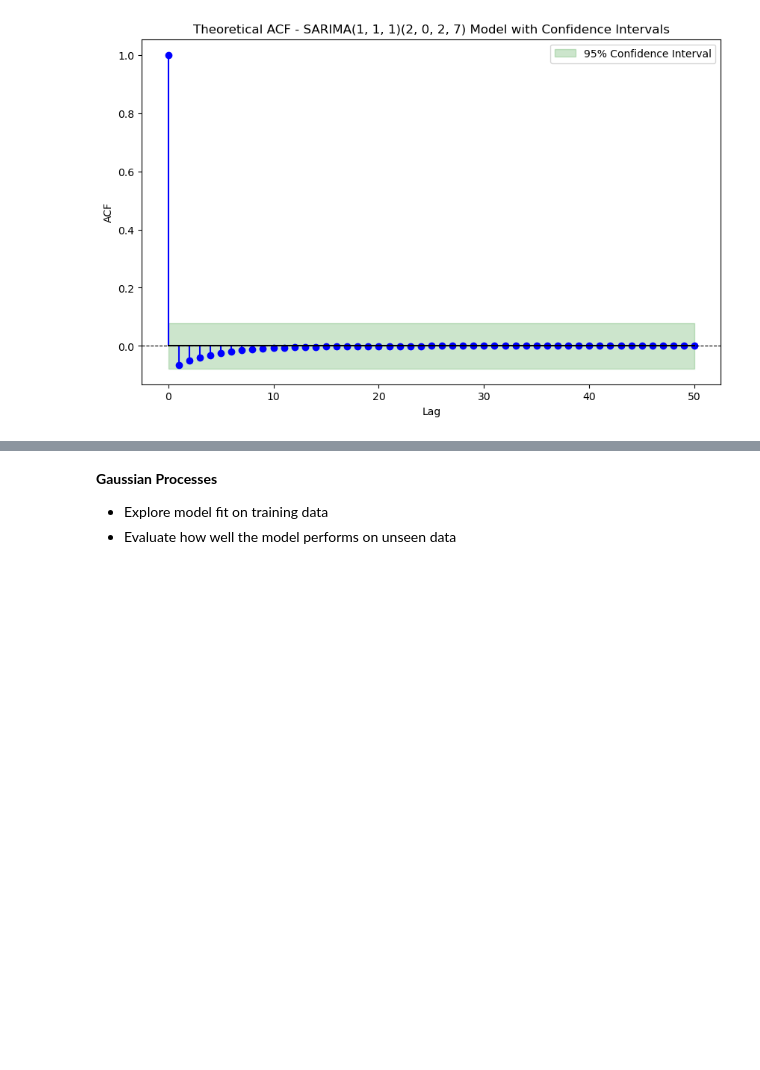
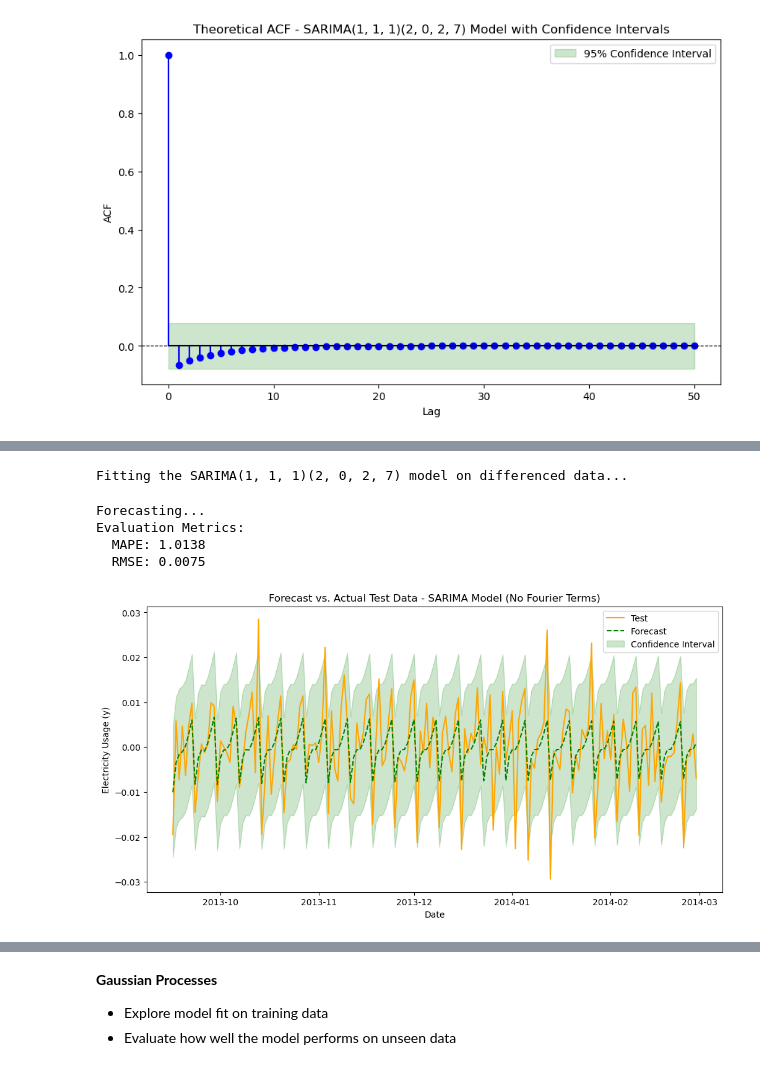
Before and after one commit to chowfi/electricity_demand_forecasting, a Jupyter notebook: notebooks/models.ipynb, the cells around one changed output, grey strips where cells are left out. Cells and saved outputs as stored; diff of their text form; code cells hidden in the pictures; blank space fills up the shorter version.

```diff
--- a/notebooks/models.ipynb
+++ b/notebooks/models.ipynb
@@ -991,0 +995,46 @@ Evaluation Metrics:
+# %%
+#mini-ablaation of differenced data w/wo fourier terms
+#conclusion: fourier terms not making a difference here!
+
+print("Fitting the SARIMA(1, 1, 1)(2, 0, 2, 7) model on differenced data...")
+endog = train_data_daily_differenced['y']
+
+model = SARIMAX(
+    endog=endog,
+    order=(1, 0, 1),
+    seasonal_order=(2, 0, 2, 7),
+    enforce_stationarity=False,
+    enforce_invertibility=False,
+)
+
+results = model.fit(disp=False)
+
+print("Forecasting...")
+forecast_values = results.get_forecast(steps=len(test_data_daily_differenced)).predicted_mean
+conf_int = results.get_forecast(steps=len(test_data_daily_differenced)).conf_int()
+
+test_series = test_data_daily_differenced['y']
+
+mape = mean_absolute_percentage_error(test_series, forecast_values)
+rmse = np.sqrt(mean_squared_error(test_series, forecast_values))
+
+print(f"Evaluation Metrics:")
+print(f"  MAPE: {mape:.4f}")
+print(f"  RMSE: {rmse:.4f}")
+
+plt.figure(figsize=(12, 6))
+plt.plot(test_series.index, test_series, label='Test', color='orange')
+plt.plot(test_series.index, forecast_values, label='Forecast', linestyle='--', color='green')
+plt.fill_between(test_series.index, conf_int.iloc[:, 0], conf_int.iloc[:, 1], color='green', alpha=0.2, label='Confidence Interval')
+plt.title("Forecast vs. Actual Test Data - SARIMA Model (No Fourier Terms)")
+plt.xlabel("Date")
+plt.ylabel("Electricity Usage (y)")
+plt.legend()
+plt.show()
+# %% [output]
+Fitting the SARIMA(1, 1, 1)(2, 0, 2, 7) model on differenced data...
+Forecasting...
+Evaluation Metrics:
+  MAPE: 1.0138
+  RMSE: 0.0075
+[figure, added]
```
Also changed, not shown: parts of 6 cells of this notebook.
